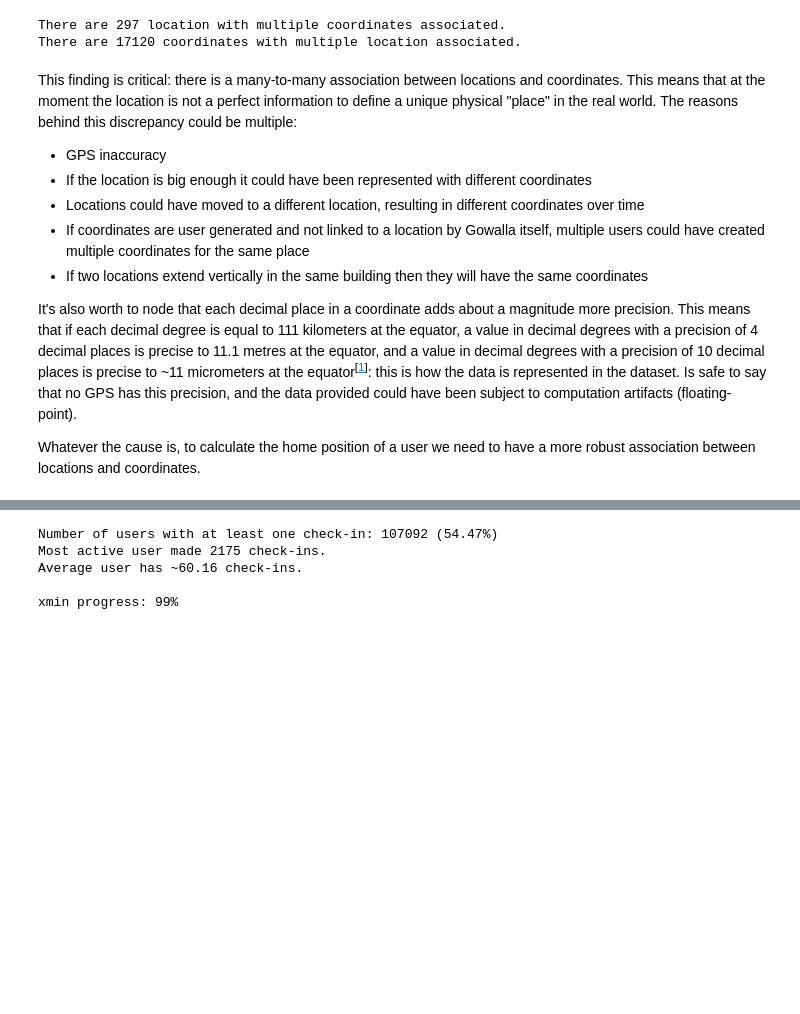
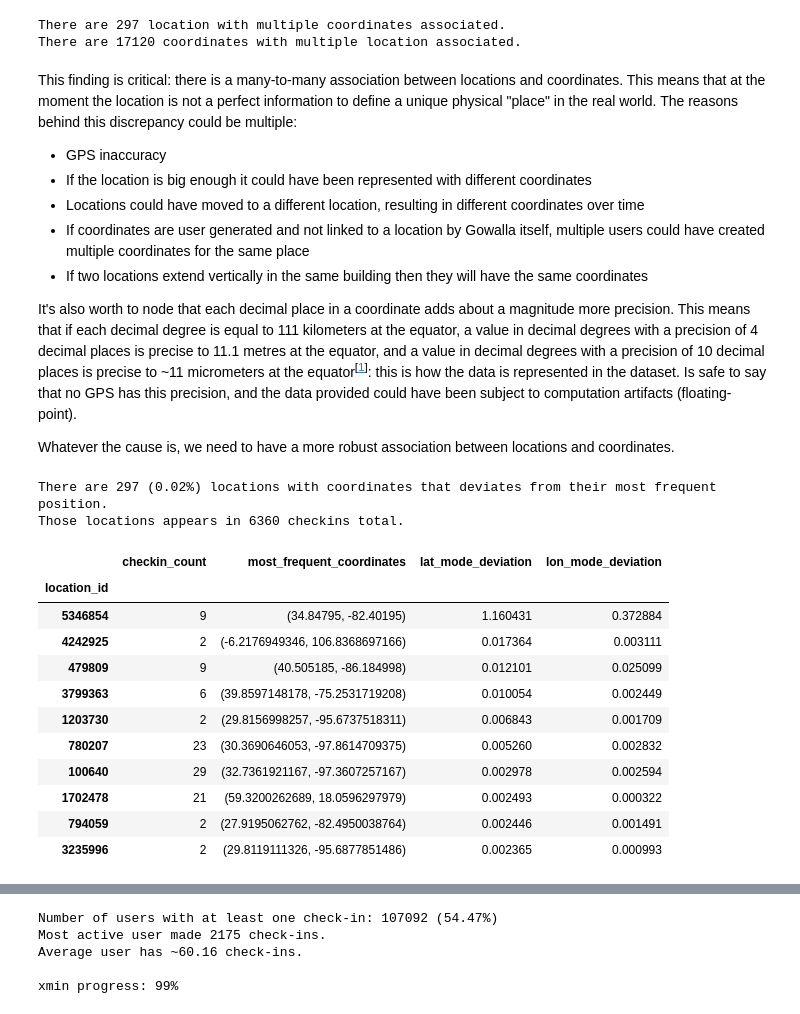
Before and after one commit to quelmitch/link-prediction-learning, a Jupyter notebook: 05_location_based_social_network/05_location_based_social_network.ipynb, the cells around one changed output, grey strips where cells are left out. Drawn from its saved outputs; the diff is of its cells as text; code cells hidden in the pictures; blank space fills up the shorter version.

```diff
--- a/05_location_based_social_network/05_location_based_social_network.ipynb
+++ b/05_location_based_social_network/05_location_based_social_network.ipynb
@@ -250,6 +249,6 @@ The reasons behind this discrepancy could be multiple:
 
 It's also worth to node that each decimal place in a coordinate adds about a magnitude more precision. This means that if each decimal degree is equal to 111 kilometers at the equator, a value in decimal degrees with a precision of 4 decimal places is precise to 11.1 metres at the equator, and a value in decimal degrees with a precision of 10 decimal places is precise to ~11 micrometers at the equator<sup>[[1][1]]</sup>: this is how the data is represented in the dataset. Is safe to say that no GPS has this precision, and the data provided could have been subject to computation artifacts (floating-point).
 
-Whatever the cause is, to calculate the home position of a user we need to have a more robust association between locations and coordinates.
+Whatever the cause is, we need to have a more robust association between locations and coordinates.
 
 [1]: <https://en.wikipedia.org/wiki/Decimal_degrees#Precision>
@@ -257,0 +271,25 @@ df['coords_2_decimals'] = list(zip(np.round(df['latitude'], 0), np.round(df['lon
+# %%
+# Extract locations with deviation
+locations_with_deviation = locations_df[(locations_df['lat_mode_deviation'] != 0) | (locations_df['lon_mode_deviation'] != 0)]
+
+print(f"There are {locations_with_deviation.shape[0]} ({locations_with_deviation.shape[0]/locations_df.shape[0]*100:.2f}%) "
+      "locations with coordinates that deviates from their most frequent position.\n"
+      f"Those locations appears in {df[df['location_id'].isin(locations_with_deviation.index.to_series())].shape[0]} checkins total."
+)
+
+locations_df.sort_values(by=['lat_mode_deviation', 'lon_mode_deviation'], ascending=False).head(10)
+# %% [output]
+There are 297 (0.02%) locations with coordinates that deviates from their most frequent position.
+Those locations appears in 6360 checkins total.
+|  | checkin_count | most_frequent_coordinates | lat_mode_deviation | lon_mode_deviation |
+| location_id |  |  |  |  |
+| 5346854 | 9 | (34.84795, -82.40195) | 1.160431 | 0.372884 |
+| 4242925 | 2 | (-6.2176949346, 106.8368697166) | 0.017364 | 0.003111 |
+| 479809 | 9 | (40.505185, -86.184998) | 0.012101 | 0.025099 |
+| 3799363 | 6 | (39.8597148178, -75.2531719208) | 0.010054 | 0.002449 |
+| 1203730 | 2 | (29.8156998257, -95.6737518311) | 0.006843 | 0.001709 |
+| 780207 | 23 | (30.3690646053, -97.8614709375) | 0.005260 | 0.002832 |
+| 100640 | 29 | (32.7361921167, -97.3607257167) | 0.002978 | 0.002594 |
+| 1702478 | 21 | (59.3200262689, 18.0596297979) | 0.002493 | 0.000322 |
+| 794059 | 2 | (27.9195062762, -82.4950038764) | 0.002446 | 0.001491 |
+| 3235996 | 2 | (29.8119111326, -95.6877851486) | 0.002365 | 0.000993 |
```
Also changed, not shown: parts of 25 cells of this notebook.
